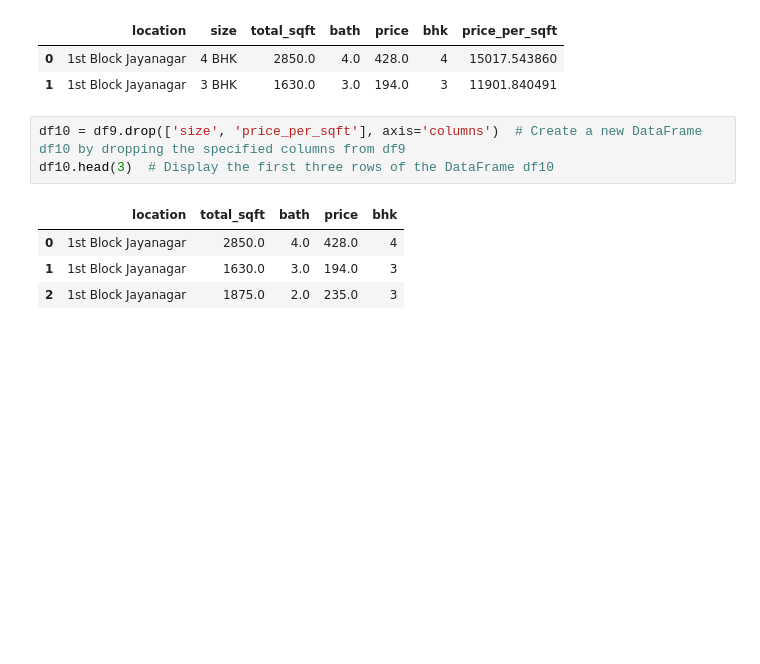
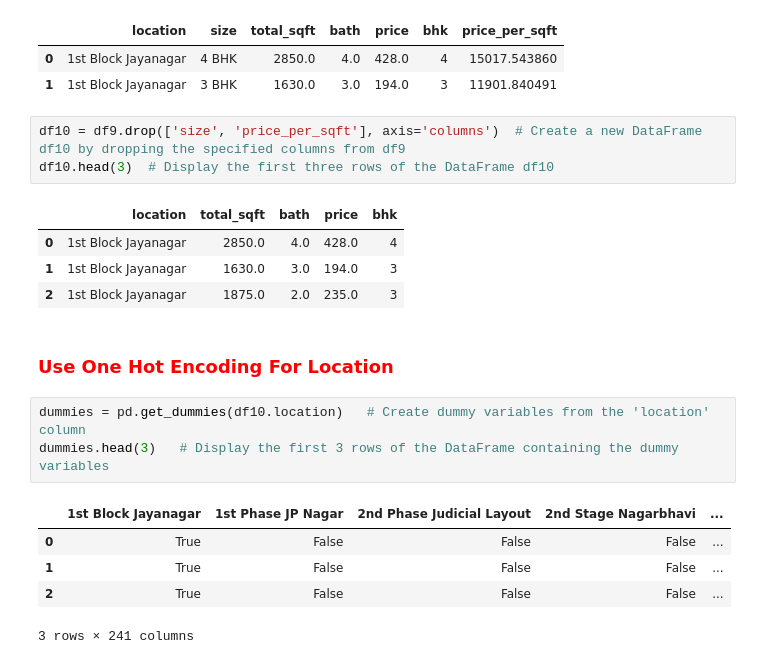
Before and after one commit to sowndsgood/House_Price_Prediction, a Jupyter notebook: Bengaluru_Home_Prices.ipynb, the cells around one changed output. Drawn from its saved outputs; the diff is of its cells as text; blank space fills up the shorter version.

```diff
--- a/Bengaluru_Home_Prices.ipynb
+++ b/Bengaluru_Home_Prices.ipynb
@@ -494,3 +494,14 @@ df10.head(3)  # Display the first three rows of the DataFrame df10
 | 0 | 1st Block Jayanagar | 2850.0 | 4.0 | 428.0 | 4 |
 | 1 | 1st Block Jayanagar | 1630.0 | 3.0 | 194.0 | 3 |
 | 2 | 1st Block Jayanagar | 1875.0 | 2.0 | 235.0 | 3 |
+# %% [markdown]
+### <span style="color:red;">Use One Hot Encoding For Location</span>
+# %%
+dummies = pd.get_dummies(df10.location)   # Create dummy variables from the 'location' column
+dummies.head(3)   # Display the first 3 rows of the DataFrame containing the dummy variables
+# %% [output]
+|  | 1st Block Jayanagar | 1st Phase JP Nagar | 2nd Phase Judicial Layout | 2nd Stage Nagarbhavi | ... |
+| 0 | True | False | False | False | ... |
+| 1 | True | False | False | False | ... |
+| 2 | True | False | False | False | ... |
+3 rows × 241 columns
```
Also changed, not shown: parts of 27 cells of this notebook, 1 other file.
